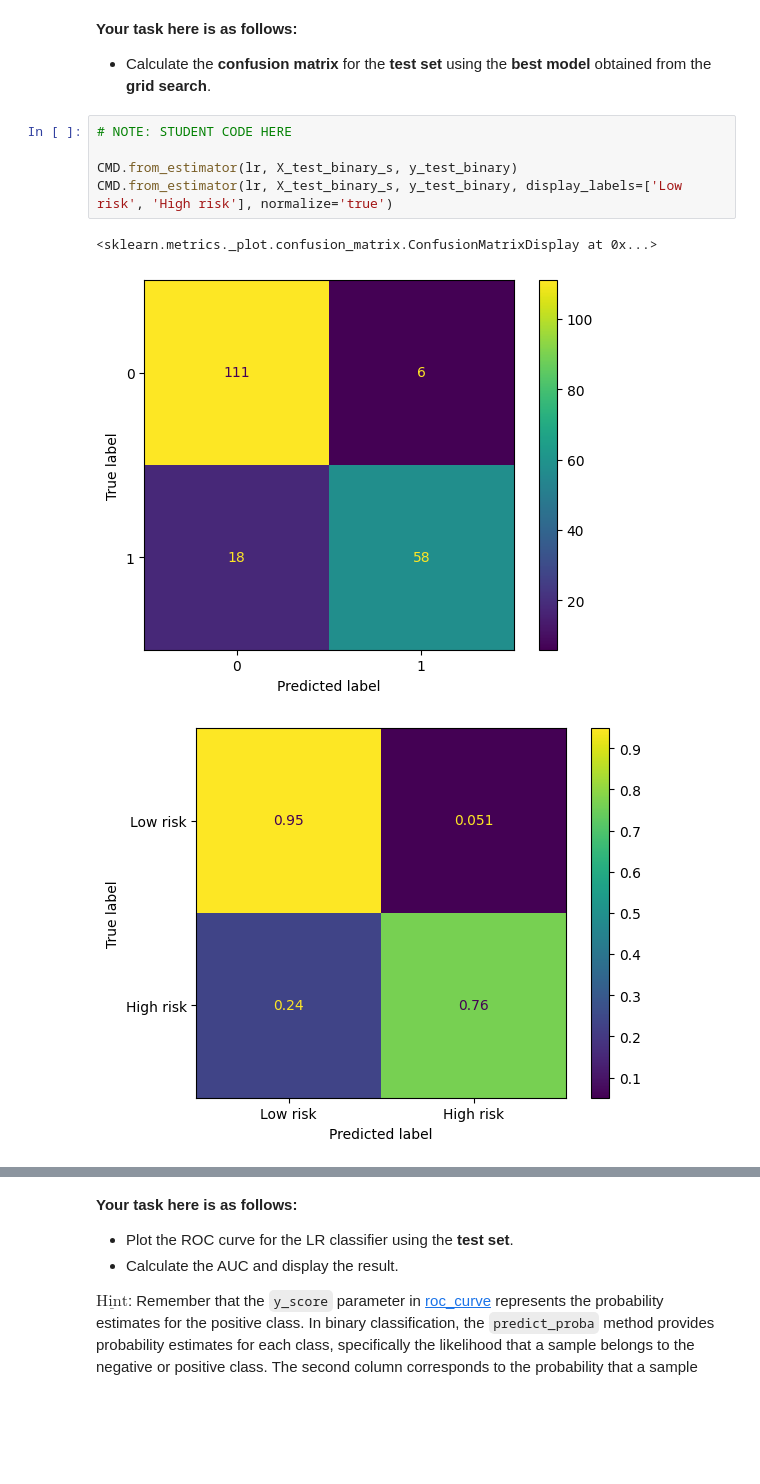
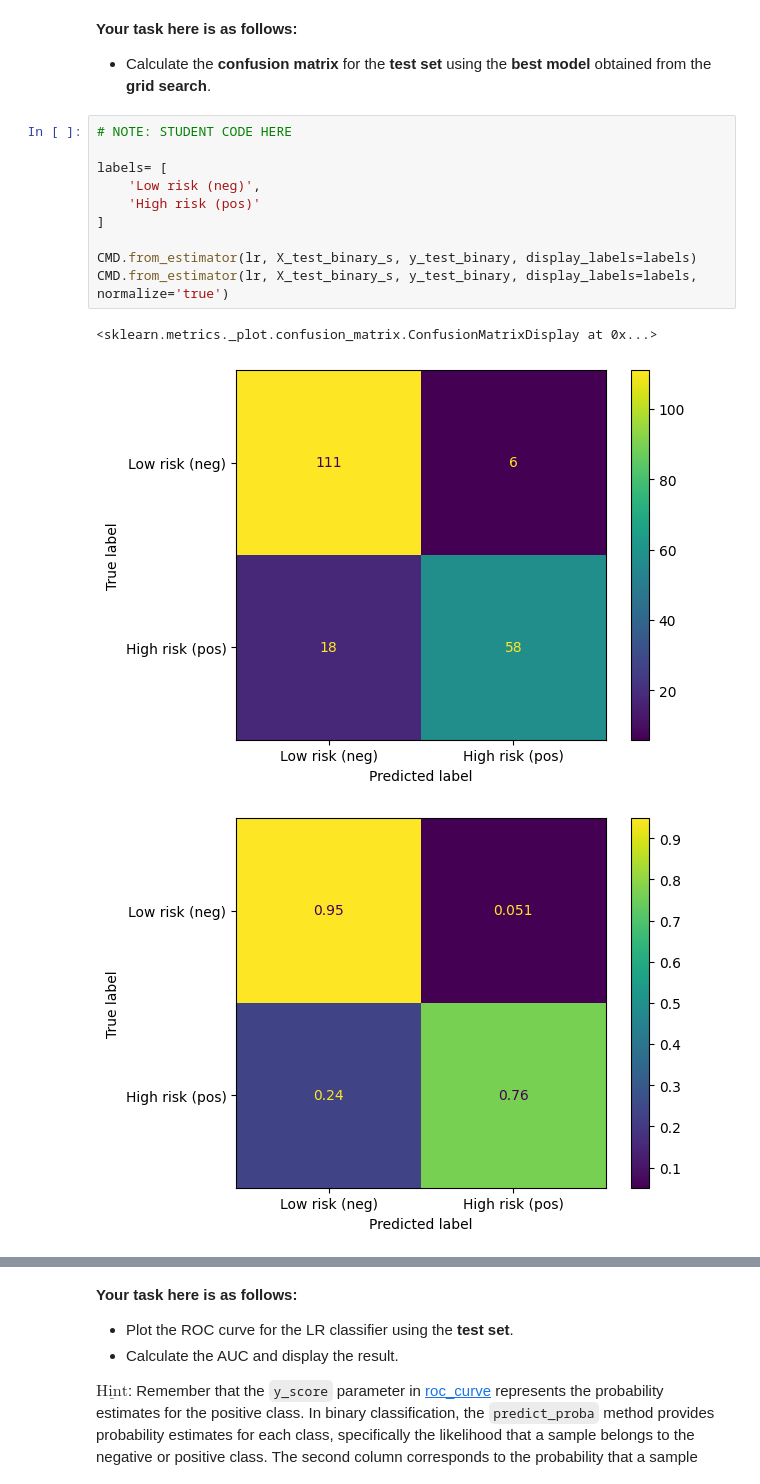
Before and after one commit to alonso-herreros/uni-mtde-lab2, a Jupyter notebook: Lab_classification.ipynb, the cells around one changed output, grey strips where cells are left out. Cells and saved outputs as stored; diff of their text form; blank space fills up the shorter version.

```diff
--- a/Lab_classification.ipynb
+++ b/Lab_classification.ipynb
@@ -1097,12 +1100,17 @@ print(f'[LR] Accuracy on test set: {lr_acc_test*100:.2f} %')
 # %%
 # NOTE: STUDENT CODE HERE
 
-CMD.from_estimator(lr, X_test_binary_s, y_test_binary)
-CMD.from_estimator(lr, X_test_binary_s, y_test_binary, display_labels=['Low risk', 'High risk'], normalize='true')
+labels= [
+    'Low risk (neg)',
+    'High risk (pos)'
+]
+
+CMD.from_estimator(lr, X_test_binary_s, y_test_binary, display_labels=labels)
+CMD.from_estimator(lr, X_test_binary_s, y_test_binary, display_labels=labels, normalize='true')
 # %% [output]
 <sklearn.metrics._plot.confusion_matrix.ConfusionMatrixDisplay at 0x...>
-[figure, old version]
+[figure, new version]
-[figure, old version]
+[figure, new version]
 # %% [markdown]
 
 ---
```
Also changed, not shown: parts of 14 cells of this notebook.
